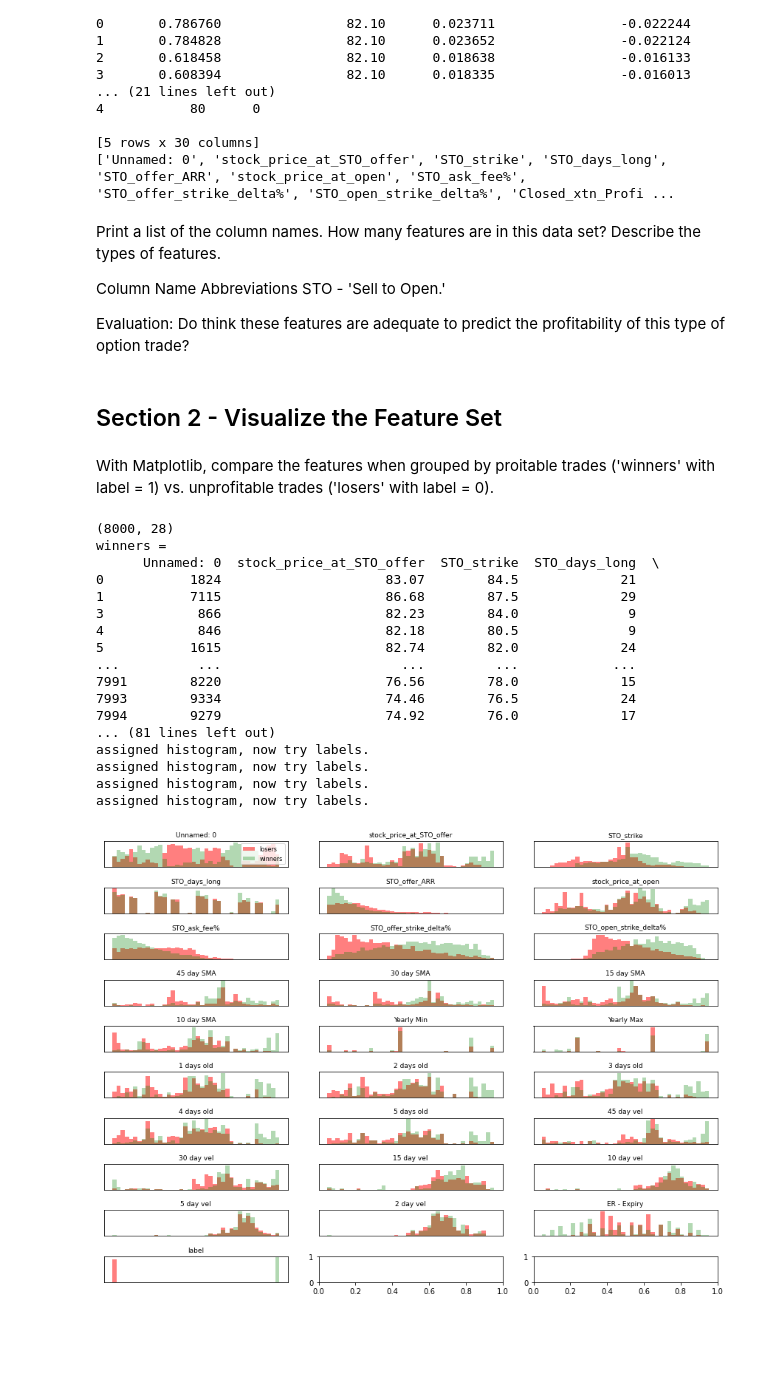
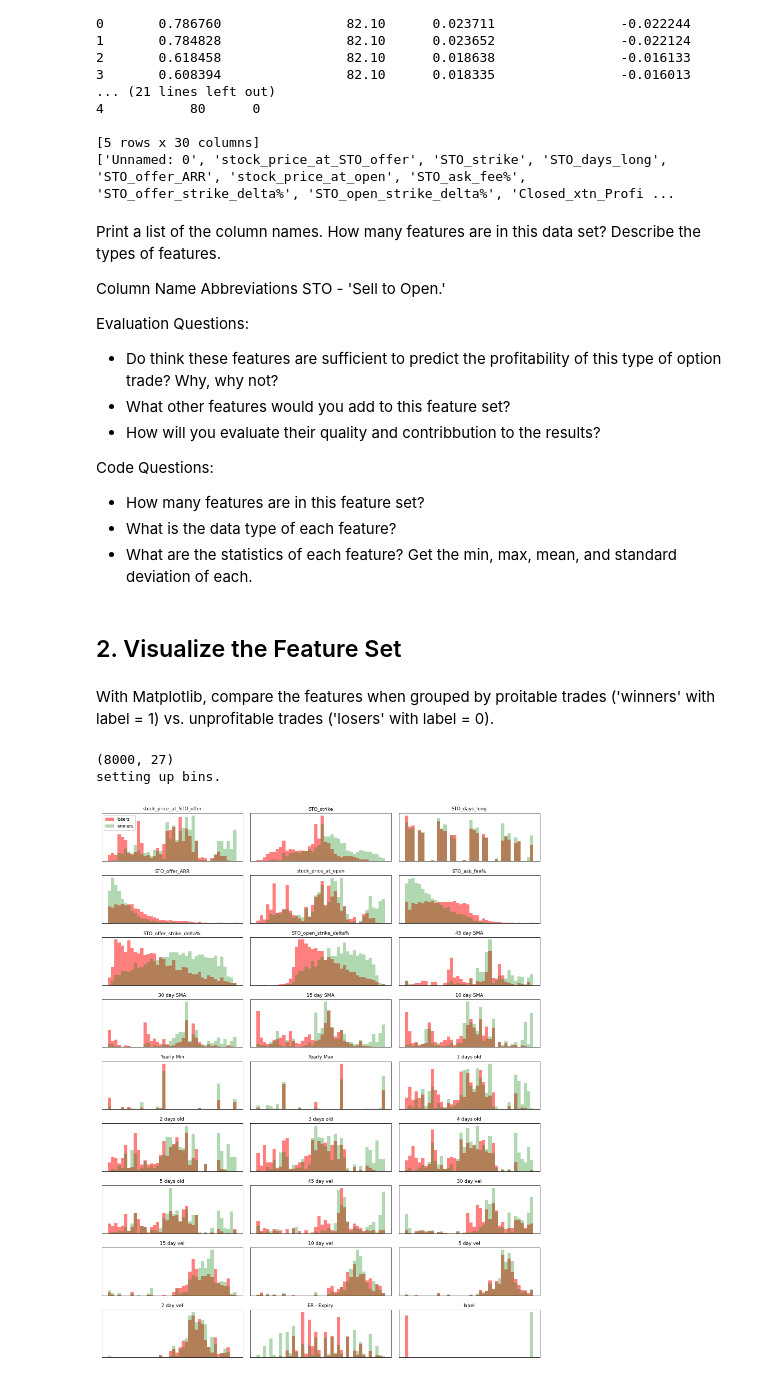
Before and after one commit to CajunCal/OptionTradingNotebooksXOM, a Jupyter notebook: OptionsTradingwithML.ipynb, the cells around one changed output. Cells and saved outputs as stored; diff of their text form; code cells hidden in the pictures; blank space fills up the shorter version.

Commit message:
ML Notebook v1.0, new charts
Inserted charts. in ML Noebooks.
Edited text in Feature Set Notebook.

```diff
--- a/OptionsTradingwithML.ipynb
+++ b/OptionsTradingwithML.ipynb
@@ -94,58 +55,49 @@ Column Name Abbreviations
 STO - 'Sell to Open.'
 
 
-Evaluation: Do think these features are adequate to predict the profitability of this type of option trade?
+Evaluation Questions:
+- Do think these features are sufficient to predict the profitability of this type of option trade? Why, why not?
+- What other features would you add to this feature set?
+- How will you evaluate their quality and contribbution to the results?
+
+Code Questions:
+- How many features are in this feature set?
+- What is the data type of each feature?
+- What are the statistics of each feature? Get the min, max, mean, and standard deviation of each.
 # %% [markdown]
-## Section 2 - Visualize the Feature Set
+## 2. Visualize the Feature Set
 # %% [markdown]
 With Matplotlib, compare the features when grouped by proitable trades ('winners' with label = 1) vs. unprofitable trades ('losers' with label = 0).
 # %%
 import matplotlib
 import matplotlib.pyplot as plt
 
-opt_sample = pd.read_csv('opt_sample.csv')
+opt_sample = pd.read_csv('opt_sample.csv', index_col = 0)
 print(opt_sample.shape)
-fig,axes =plt.subplots(10,3, figsize=(12, 9)) # 3 columns each containing 9 figures, total 27 features
+#print(opt_sample.head(5))
+fig,axes =plt.subplots(9,3, figsize=(12, 15)) # 3 columns each containing 9 figures, total 27 features
 winners = opt_sample[opt_sample['label']==1]    # define winners
 losers  = opt_sample[opt_sample['label']==0]    # define losers
-print('winners = ')
-print(winners)
 
 winners = winners.to_numpy()
 losers  = losers.to_numpy()
 opt_np = opt_sample.to_numpy()
 
 ax=axes.ravel()# flat axes with numpy ravel
 
 print('setting up bins.')
 for i in range(len(opt_sample.columns.values)):
   _,bins=np.histogram(opt_np[:,i],bins=40)
 
   ax[i].hist(losers[:,i],bins=bins,color='r',alpha=.5)# red color for malignant class
   ax[i].hist(winners[:,i],bins=bins,color='g',alpha=0.3)# alpha is           for transparency in the overlapped region
-  print('assigned histogram, now try labels.')
   ax[i].set_title(opt_sample.columns.values[i],fontsize=9)
   ax[i].axes.get_xaxis().set_visible(False) # the x-axis co-ordinates are not so useful, as we just want to look how well separated the histograms are
   ax[i].set_yticks(())
 ax[0].legend(['losers','winners'],loc='best',fontsize=8)
 plt.tight_layout()# let's make good plots
 plt.show()
 # %% [output]
-(8000, 28)
-winners =
-      Unnamed: 0  stock_price_at_STO_offer  STO_strike  STO_days_long  \
-0           1824                     83.07        84.5             21
-1           7115                     86.68        87.5             29
-3            866                     82.23        84.0              9
-4            846                     82.18        80.5              9
-5           1615                     82.74        82.0             24
-...          ...                       ...         ...            ...
-7991        8220                     76.56        78.0             15
-7993        9334                     74.46        76.5             24
-7994        9279                     74.92        76.0             17
-... (81 lines left out)
-assigned histogram, now try labels.
-assigned histogram, now try labels.
-assigned histogram, now try labels.
-assigned histogram, now try labels.
+(8000, 27)
+setting up bins.
-[figure, old version]
+[figure, new version]
```
Also changed, not shown: parts of 38 cells of this notebook, 3 other files.
